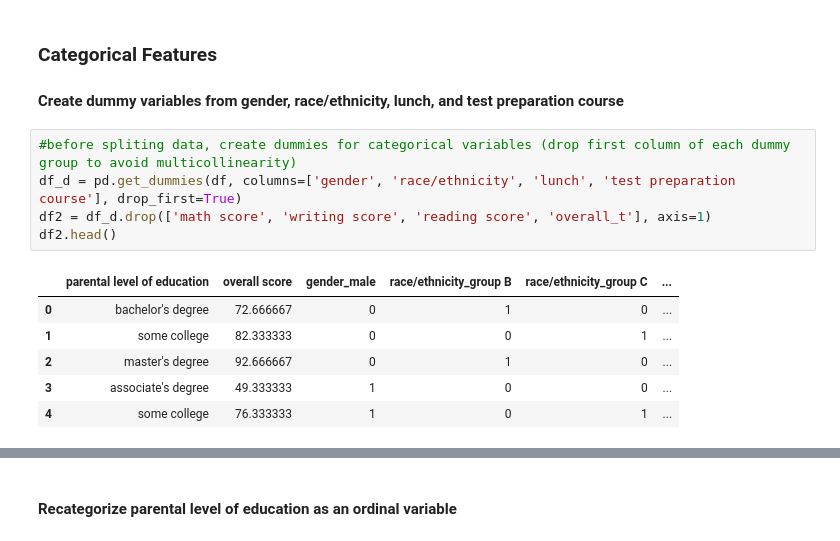
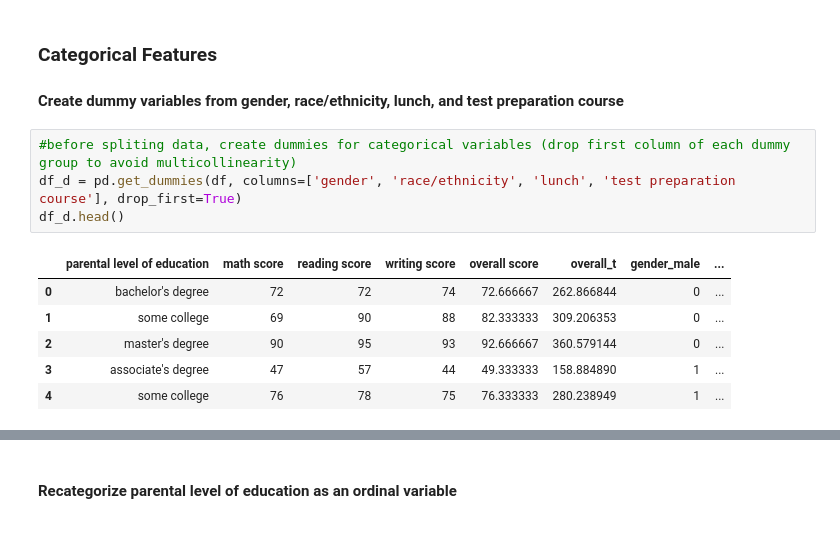
Before and after one commit to MannyOjo/Student-Performance, a Jupyter notebook: StudentPerformance.ipynb, the cells around one changed output, grey strips where cells are left out. Saved outputs shown, nothing was run; the diff lists cells and outputs as text.

```diff
--- a/StudentPerformance.ipynb
+++ b/StudentPerformance.ipynb
@@ -254,15 +206,14 @@ p=0.2498
 # %%
 #before spliting data, create dummies for categorical variables (drop first column of each dummy group to avoid multicollinearity)
 df_d = pd.get_dummies(df, columns=['gender', 'race/ethnicity', 'lunch', 'test preparation course'], drop_first=True)
-df2 = df_d.drop(['math score', 'writing score', 'reading score', 'overall_t'], axis=1)
-df2.head()
+df_d.head()
 # %% [output]
-|  | parental level of education | overall score | gender_male | race/ethnicity_group B | race/ethnicity_group C | ... |
-| 0 | bachelor's degree | 72.666667 | 0 | 1 | 0 | ... |
-| 1 | some college | 82.333333 | 0 | 0 | 1 | ... |
-| 2 | master's degree | 92.666667 | 0 | 1 | 0 | ... |
-| 3 | associate's degree | 49.333333 | 1 | 0 | 0 | ... |
-| 4 | some college | 76.333333 | 1 | 0 | 1 | ... |
+|  | parental level of education | math score | reading score | writing score | overall score | overall_t | gender_male | ... |
+| 0 | bachelor's degree | 72 | 72 | 74 | 72.666667 | 262.866844 | 0 | ... |
+| 1 | some college | 69 | 90 | 88 | 82.333333 | 309.206353 | 0 | ... |
+| 2 | master's degree | 90 | 95 | 93 | 92.666667 | 360.579144 | 0 | ... |
+| 3 | associate's degree | 47 | 57 | 44 | 49.333333 | 158.884890 | 1 | ... |
+| 4 | some college | 76 | 78 | 75 | 76.333333 | 280.238949 | 1 | ... |
 # %% [markdown]
 <a id='ordinal'></a>
 # %% [markdown]
```
Also changed, not shown: parts of 45 cells of this notebook.
